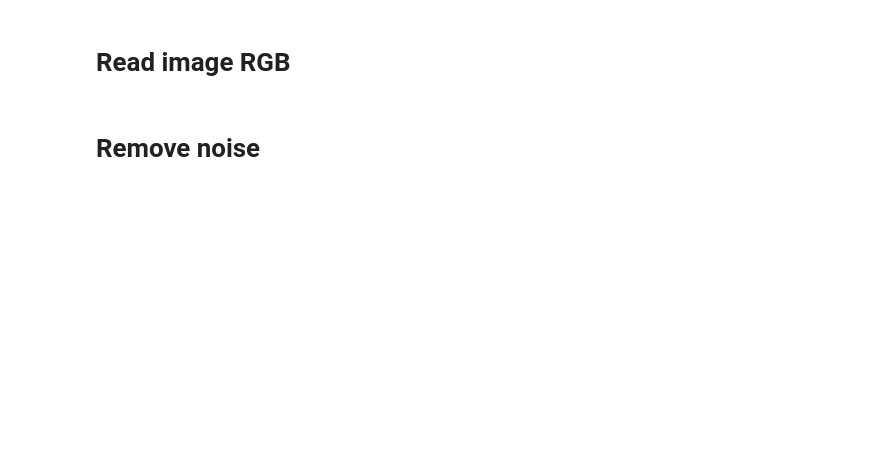
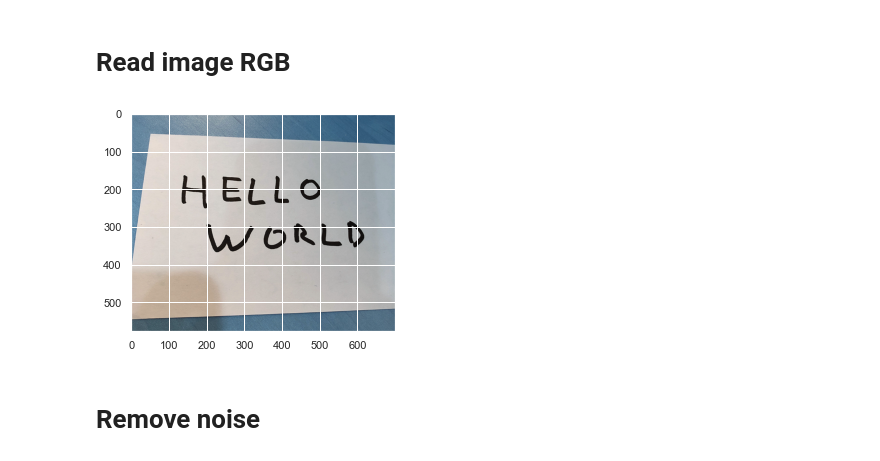
Before and after one commit to mohammedAljadd/smart-glasses, a Jupyter notebook: Model training/Handwriting recognition/2 - Text recognition.ipynb, the cells around one changed output. Cells and saved outputs as stored; diff of their text form; code cells hidden in the pictures; blank space fills up the shorter version.

```diff
--- a/Model training/Handwriting recognition/2 - Text recognition.ipynb
+++ b/Model training/Handwriting recognition/2 - Text recognition.ipynb
@@ -53,9 +46,11 @@ def show(image, cmap):
 # %% [markdown]
 # Read image RGB
 # %%
-image_color = cv2.imread('ktaba.jpg', cv2.COLOR_BGR2RGB)
+image_color = cv2.imread('img/hello_world.png', cv2.COLOR_BGR2RGB)
 plt.imshow(image_color)
 plt.show()
+# %% [output]
+[figure, added]
 # %% [markdown]
 # Remove noise
 # %%
```
Also changed, not shown: parts of 23 cells of this notebook, 2 other files.
